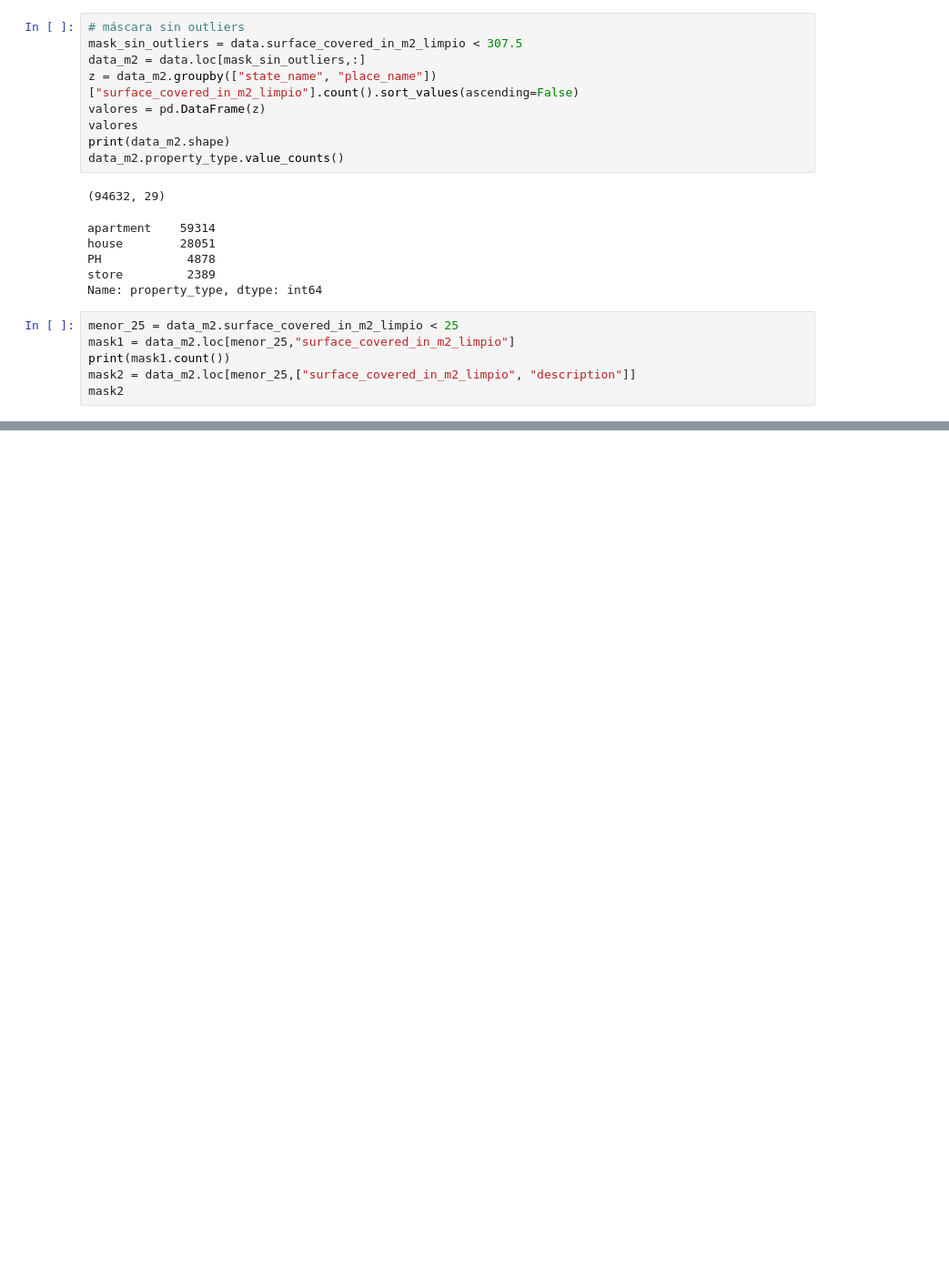
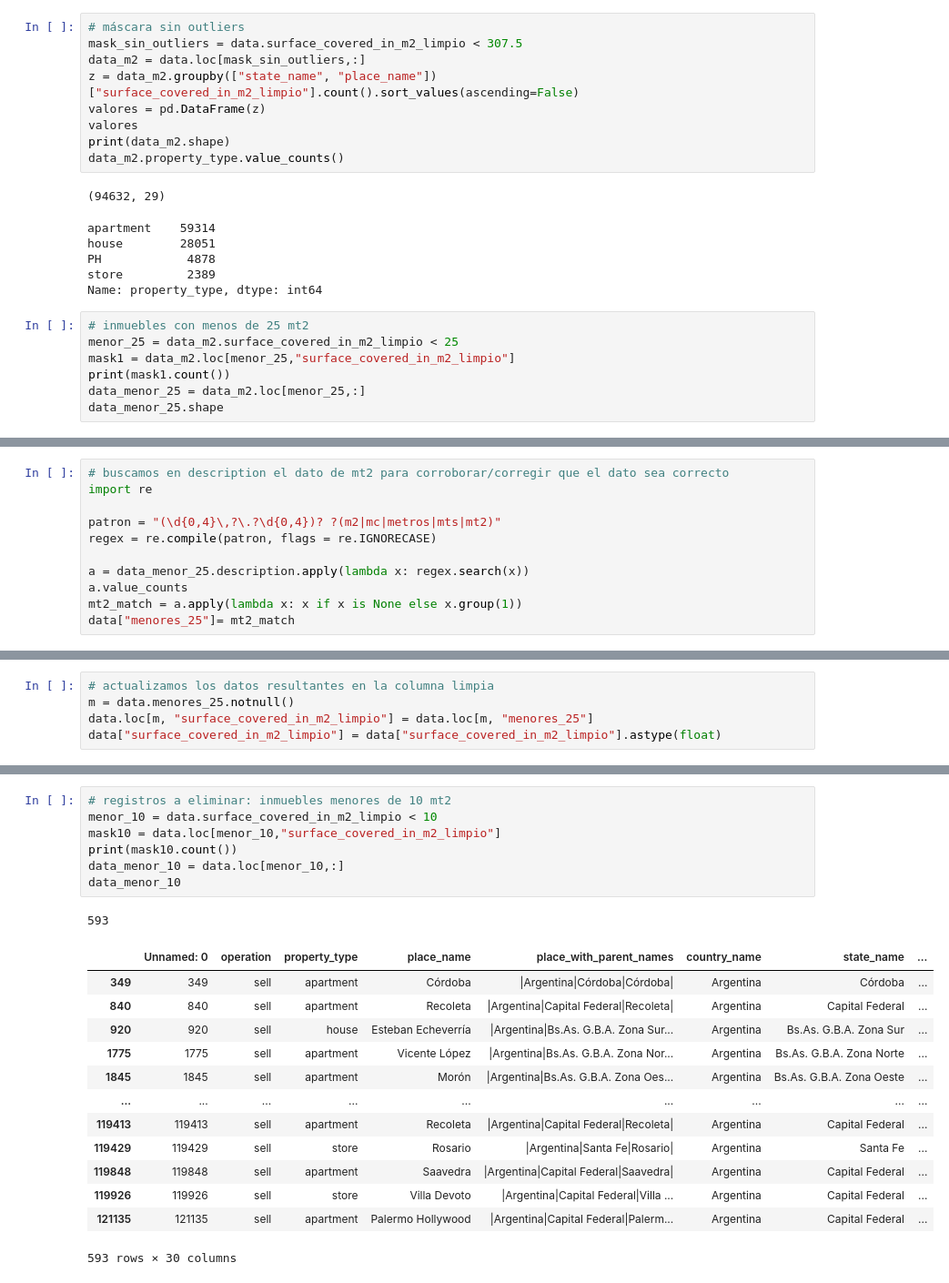
Before and after one commit to mauriciomem/DH_DS_desafio_1_propierati, a Jupyter notebook: naty-mt2 NUEVO.ipynb, the cells around one changed output, grey strips where cells are left out. Shown: that part at 91% size. Cells and saved outputs as stored; diff of their text form; blank space fills up the shorter version.

```diff
--- a/naty-mt2 NUEVO.ipynb
+++ b/naty-mt2 NUEVO.ipynb
@@ -117,10 +117,11 @@ PH            4878
 store         2389
 Name: property_type, dtype: int64
 # %%
+# inmuebles con menos de 25 mt2
 menor_25 = data_m2.surface_covered_in_m2_limpio < 25
 mask1 = data_m2.loc[menor_25,"surface_covered_in_m2_limpio"]
 print(mask1.count())
-mask2 = data_m2.loc[menor_25,["surface_covered_in_m2_limpio", "description"]]
-mask2
+data_menor_25 = data_m2.loc[menor_25,:]
+data_menor_25.shape
 # %% [output]
 2554
@@ -139,0 +129,11 @@ mask2
+# %%
+# buscamos en description el dato de mt2 para corroborar/corregir que el dato sea correcto
+import re
+
+patron = "(\d{0,4}\,?\.?\d{0,4})? ?(m2|mc|metros|mts|mt2)"
+regex = re.compile(patron, flags = re.IGNORECASE)
+
+a = data_menor_25.description.apply(lambda x: regex.search(x))
+a.value_counts
+mt2_match = a.apply(lambda x: x if x is None else x.group(1))
+data["menores_25"]= mt2_match
@@ -139,0 +153,5 @@ mask2
+# %%
+# actualizamos los datos resultantes en la columna limpia
+m = data.menores_25.notnull()
+data.loc[m, "surface_covered_in_m2_limpio"] = data.loc[m, "menores_25"]
+data["surface_covered_in_m2_limpio"] = data["surface_covered_in_m2_limpio"].astype(float)
@@ -139,0 +179,22 @@ mask2
+# %%
+# registros a eliminar: inmuebles menores de 10 mt2
+menor_10 = data.surface_covered_in_m2_limpio < 10
+mask10 = data.loc[menor_10,"surface_covered_in_m2_limpio"]
+print(mask10.count())
+data_menor_10 = data.loc[menor_10,:]
+data_menor_10
+# %% [output]
+593
+|  | Unnamed: 0 | operation | property_type | place_name | place_with_parent_names | country_name | state_name | ... |
+| 349 | 349 | sell | apartment | Córdoba | |Argentina|Córdoba|Córdoba| | Argentina | Córdoba | ... |
+| 840 | 840 | sell | apartment | Recoleta | |Argentina|Capital Federal|Recoleta| | Argentina | Capital Federal | ... |
+| 920 | 920 | sell | house | Esteban Echeverría | |Argentina|Bs.As. G.B.A. Zona Sur... | Argentina | Bs.As. G.B.A. Zona Sur | ... |
+| 1775 | 1775 | sell | apartment | Vicente López | |Argentina|Bs.As. G.B.A. Zona Nor... | Argentina | Bs.As. G.B.A. Zona Norte | ... |
+| 1845 | 1845 | sell | apartment | Morón | |Argentina|Bs.As. G.B.A. Zona Oes... | Argentina | Bs.As. G.B.A. Zona Oeste | ... |
+| ... | ... | ... | ... | ... | ... | ... | ... | ... |
+| 119413 | 119413 | sell | apartment | Recoleta | |Argentina|Capital Federal|Recoleta| | Argentina | Capital Federal | ... |
+| 119429 | 119429 | sell | store | Rosario | |Argentina|Santa Fe|Rosario| | Argentina | Santa Fe | ... |
+| 119848 | 119848 | sell | apartment | Saavedra | |Argentina|Capital Federal|Saavedra| | Argentina | Capital Federal | ... |
+| 119926 | 119926 | sell | store | Villa Devoto | |Argentina|Capital Federal|Villa ... | Argentina | Capital Federal | ... |
+| 121135 | 121135 | sell | apartment | Palermo Hollywood | |Argentina|Capital Federal|Palerm... | Argentina | Capital Federal | ... |
+593 rows × 30 columns
```
Also changed, not shown: parts of 12 cells of this notebook.
